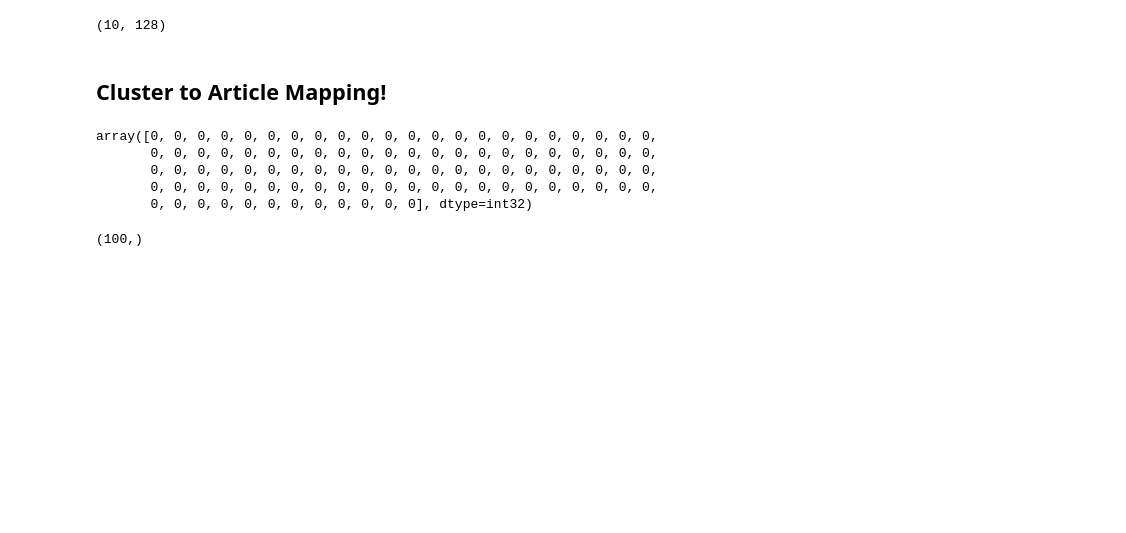
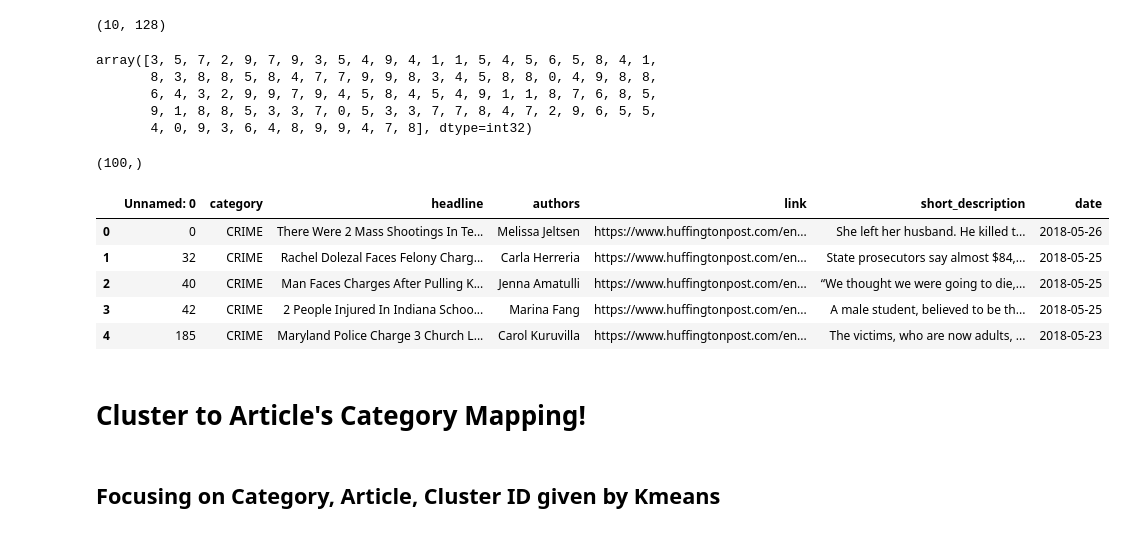
Before and after one commit to Harsha-Musunuri/Super-Influencers-of-Media-with-LSTM-BERT, a Jupyter notebook: LSTM_Encoder/UBS_LSTM_AutoEncoder.ipynb, the cells around one changed output. Cells and saved outputs as stored; diff of their text form; code cells hidden in the pictures; blank space fills up the shorter version.

Commit message:
add major cluster ID to category logic

```diff
--- a/LSTM_Encoder/UBS_LSTM_AutoEncoder.ipynb
+++ b/LSTM_Encoder/UBS_LSTM_AutoEncoder.ipynb
@@ -320,13 +322,3 @@ Clusters = km.fit_predict(LatentArray)
 km.cluster_centers_.shape
 # %% [output]
 (10, 128)
-# %% [markdown]
-## Cluster to Article Mapping!
-# %%
-km.labels_
-# %% [output]
-array([0, 0, 0, 0, 0, 0, 0, 0, 0, 0, 0, 0, 0, 0, 0, 0, 0, 0, 0, 0, 0, 0,
-       0, 0, 0, 0, 0, 0, 0, 0, 0, 0, 0, 0, 0, 0, 0, 0, 0, 0, 0, 0, 0, 0,
-       0, 0, 0, 0, 0, 0, 0, 0, 0, 0, 0, 0, 0, 0, 0, 0, 0, 0, 0, 0, 0, 0,
-       0, 0, 0, 0, 0, 0, 0, 0, 0, 0, 0, 0, 0, 0, 0, 0, 0, 0, 0, 0, 0, 0,
-       0, 0, 0, 0, 0, 0, 0, 0, 0, 0, 0, 0], dtype=int32)
@@ -333,4 +327,25 @@ array([0, 0, 0, 0, 0, 0, 0, 0, 0, 0, 0, 0, 0, 0, 0, 0, 0, 0, 0, 0, 0, 0,
+# %%
+ClusterIDs
+# %% [output]
+array([3, 5, 7, 2, 9, 7, 9, 3, 5, 4, 9, 4, 1, 1, 5, 4, 5, 6, 5, 8, 4, 1,
+       8, 3, 8, 8, 5, 8, 4, 7, 7, 9, 9, 8, 3, 4, 5, 8, 8, 0, 4, 9, 8, 8,
+       6, 4, 3, 2, 9, 9, 7, 9, 4, 5, 8, 4, 5, 4, 9, 1, 1, 8, 7, 6, 8, 5,
+       9, 1, 8, 8, 5, 3, 3, 7, 0, 5, 3, 3, 7, 7, 8, 4, 7, 2, 9, 6, 5, 5,
+       4, 0, 9, 3, 6, 4, 8, 9, 9, 4, 7, 8], dtype=int32)
 # %%
 km.labels_.shape
 # %% [output]
 (100,)
+# %%
+Articles_100.head(5)
+# %% [output]
+|  | Unnamed: 0 | category | headline | authors | link | short_description | date |
+| 0 | 0 | CRIME | There Were 2 Mass Shootings In Te... | Melissa Jeltsen | https://www.huffingtonpost.com/en... | She left her husband. He killed t... | 2018-05-26 |
+| 1 | 32 | CRIME | Rachel Dolezal Faces Felony Charg... | Carla Herreria | https://www.huffingtonpost.com/en... | State prosecutors say almost $84,... | 2018-05-25 |
+| 2 | 40 | CRIME | Man Faces Charges After Pulling K... | Jenna Amatulli | https://www.huffingtonpost.com/en... | “We thought we were going to die,... | 2018-05-25 |
+| 3 | 42 | CRIME | 2 People Injured In Indiana Schoo... | Marina Fang | https://www.huffingtonpost.com/en... | A male student, believed to be th... | 2018-05-25 |
+| 4 | 185 | CRIME | Maryland Police Charge 3 Church L... | Carol Kuruvilla | https://www.huffingtonpost.com/en... | The victims, who are now adults, ... | 2018-05-23 |
+# %% [markdown]
+# Cluster to Article's Category Mapping!
+# %% [markdown]
+## Focusing on Category, Article, Cluster ID given by Kmeans
```
Also changed, not shown: parts of 26 cells of this notebook.
